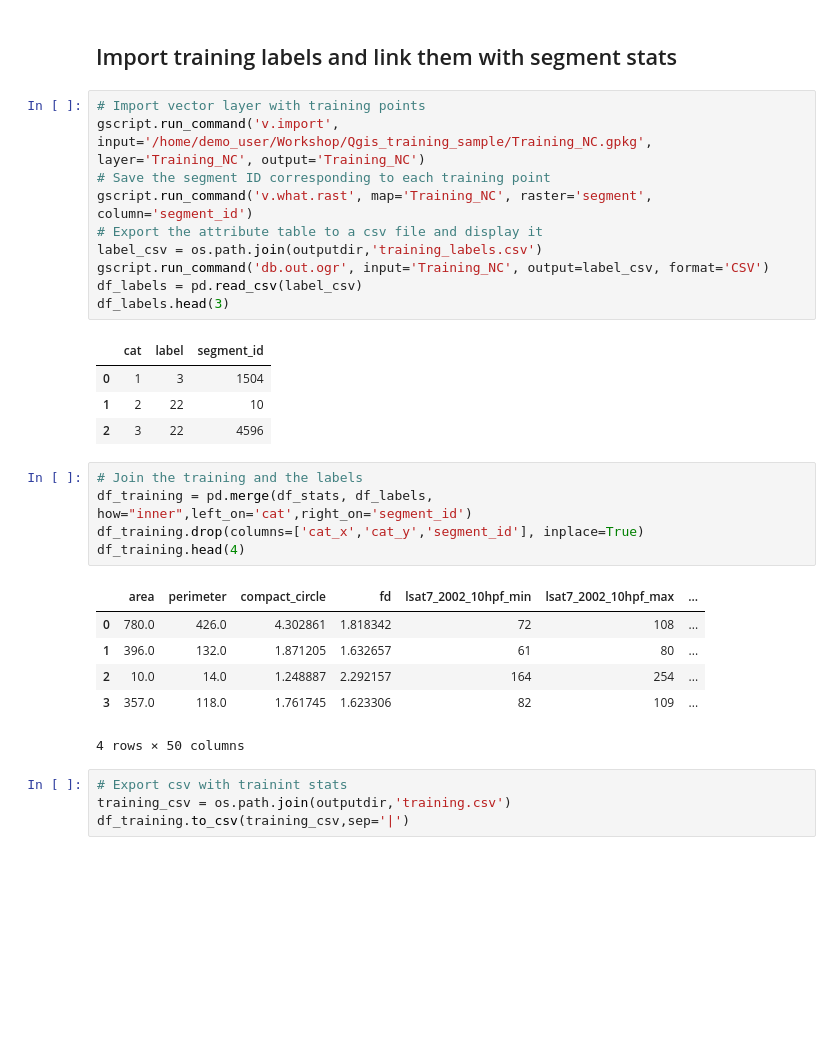
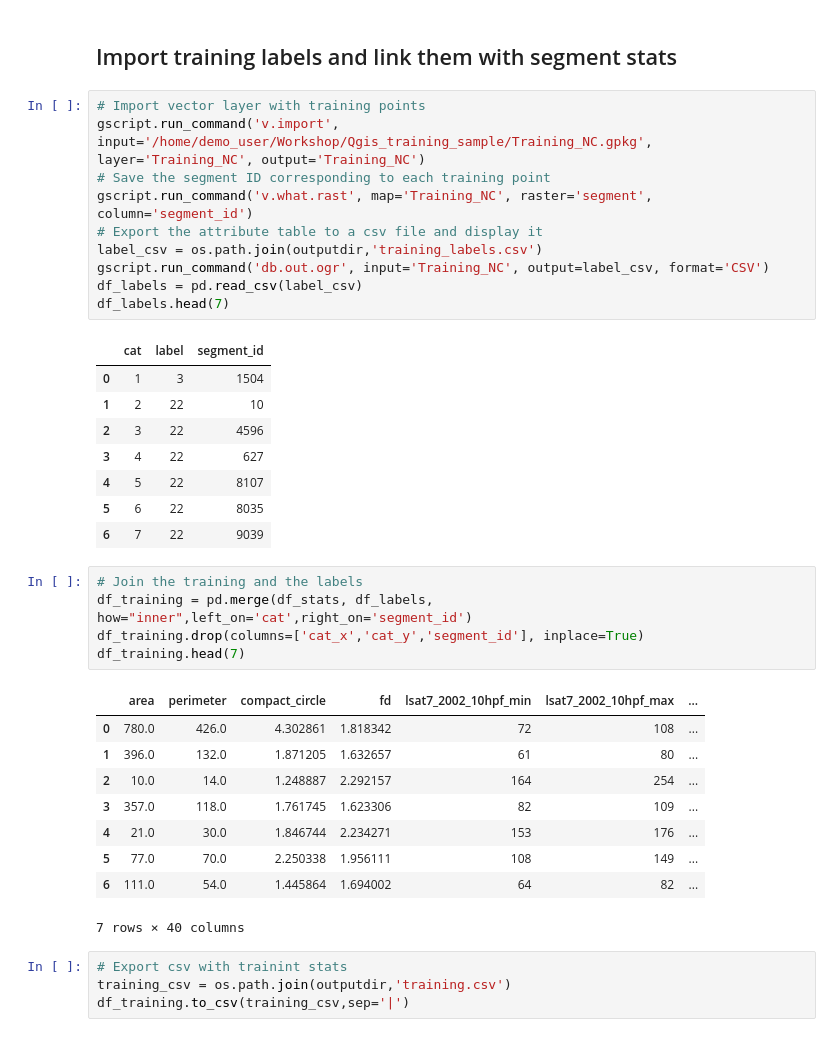
Before and after one commit to tgrippa/Demo_Docker_GRASS_R, a Jupyter notebook: JupyterNotebook/1_OBIA_processing.ipynb, the cells around one changed output. Saved outputs shown, nothing was run; the diff lists cells and outputs as text; blank space fills up the shorter version.

```diff
--- a/JupyterNotebook/1_OBIA_processing.ipynb
+++ b/JupyterNotebook/1_OBIA_processing.ipynb
@@ -458,24 +458,31 @@ gscript.run_command('v.what.rast', map='Training_NC', raster='segment', column='
 label_csv = os.path.join(outputdir,'training_labels.csv')
 gscript.run_command('db.out.ogr', input='Training_NC', output=label_csv, format='CSV')
 df_labels = pd.read_csv(label_csv)
-df_labels.head(3)
+df_labels.head(7)
 # %% [output]
 |  | cat | label | segment_id |
 | 0 | 1 | 3 | 1504 |
 | 1 | 2 | 22 | 10 |
 | 2 | 3 | 22 | 4596 |
+| 3 | 4 | 22 | 627 |
+| 4 | 5 | 22 | 8107 |
+| 5 | 6 | 22 | 8035 |
+| 6 | 7 | 22 | 9039 |
 # %%
 # Join the training and the labels
 df_training = pd.merge(df_stats, df_labels, how="inner",left_on='cat',right_on='segment_id')
 df_training.drop(columns=['cat_x','cat_y','segment_id'], inplace=True)
-df_training.head(4)
+df_training.head(7)
 # %% [output]
 |  | area | perimeter | compact_circle | fd | lsat7_2002_10hpf_min | lsat7_2002_10hpf_max | ... |
 | 0 | 780.0 | 426.0 | 4.302861 | 1.818342 | 72 | 108 | ... |
 | 1 | 396.0 | 132.0 | 1.871205 | 1.632657 | 61 | 80 | ... |
 | 2 | 10.0 | 14.0 | 1.248887 | 2.292157 | 164 | 254 | ... |
 | 3 | 357.0 | 118.0 | 1.761745 | 1.623306 | 82 | 109 | ... |
+| 4 | 21.0 | 30.0 | 1.846744 | 2.234271 | 153 | 176 | ... |
+| 5 | 77.0 | 70.0 | 2.250338 | 1.956111 | 108 | 149 | ... |
+| 6 | 111.0 | 54.0 | 1.445864 | 1.694002 | 64 | 82 | ... |
-4 rows × 50 columns
+7 rows × 40 columns
 # %%
 # Export csv with trainint stats
 training_csv = os.path.join(outputdir,'training.csv')
```
Also changed, not shown: parts of 35 cells of this notebook, 1 other file.
